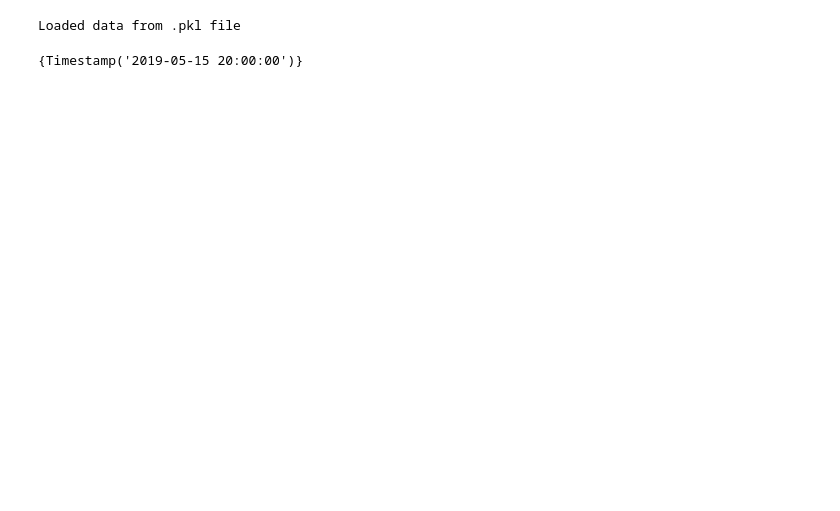
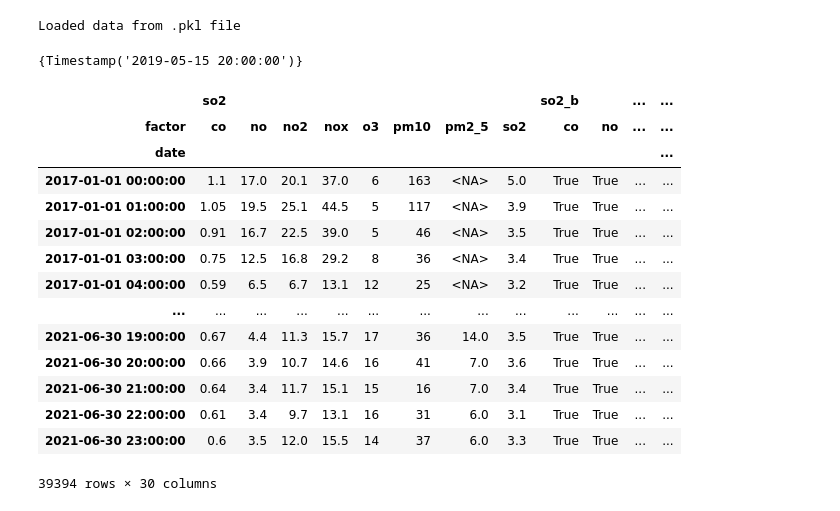
Before and after one commit to kmontocam/MA2003B, a Jupyter notebook: preparation.ipynb, the cells around one changed output. Saved outputs shown, nothing was run; the diff lists cells and outputs as text; code cells hidden in the pictures; blank space fills up the shorter version.

```diff
--- a/preparation.ipynb
+++ b/preparation.ipynb
@@ -85 +103,19 @@ df = contaminantes.join(other=meteorologicas,
                         how='outer')
+# %%
+df_
+# %% [output]
+|  | so2 |  |  |  |  |  |  |  | so2_b |  | ... | ... |
+| factor | co | no | no2 | nox | o3 | pm10 | pm2_5 | so2 | co | no | ... | ... |
+| date |  |  |  |  |  |  |  |  |  |  |  | ... |
+| 2017-01-01 00:00:00 | 1.1 | 17.0 | 20.1 | 37.0 | 6 | 163 | <NA> | 5.0 | True | True | ... | ... |
+| 2017-01-01 01:00:00 | 1.05 | 19.5 | 25.1 | 44.5 | 5 | 117 | <NA> | 3.9 | True | True | ... | ... |
+| 2017-01-01 02:00:00 | 0.91 | 16.7 | 22.5 | 39.0 | 5 | 46 | <NA> | 3.5 | True | True | ... | ... |
+| 2017-01-01 03:00:00 | 0.75 | 12.5 | 16.8 | 29.2 | 8 | 36 | <NA> | 3.4 | True | True | ... | ... |
+| 2017-01-01 04:00:00 | 0.59 | 6.5 | 6.7 | 13.1 | 12 | 25 | <NA> | 3.2 | True | True | ... | ... |
+| ... | ... | ... | ... | ... | ... | ... | ... | ... | ... | ... | ... | ... |
+| 2021-06-30 19:00:00 | 0.67 | 4.4 | 11.3 | 15.7 | 17 | 36 | 14.0 | 3.5 | True | True | ... | ... |
+| 2021-06-30 20:00:00 | 0.66 | 3.9 | 10.7 | 14.6 | 16 | 41 | 7.0 | 3.6 | True | True | ... | ... |
+| 2021-06-30 21:00:00 | 0.64 | 3.4 | 11.7 | 15.1 | 15 | 16 | 7.0 | 3.4 | True | True | ... | ... |
+| 2021-06-30 22:00:00 | 0.61 | 3.4 | 9.7 | 13.1 | 16 | 31 | 6.0 | 3.1 | True | True | ... | ... |
+| 2021-06-30 23:00:00 | 0.6 | 3.5 | 12.0 | 15.5 | 14 | 37 | 6.0 | 3.3 | True | True | ... | ... |
+39394 rows × 30 columns
```
Also changed, not shown: parts of 11 cells of this notebook.
